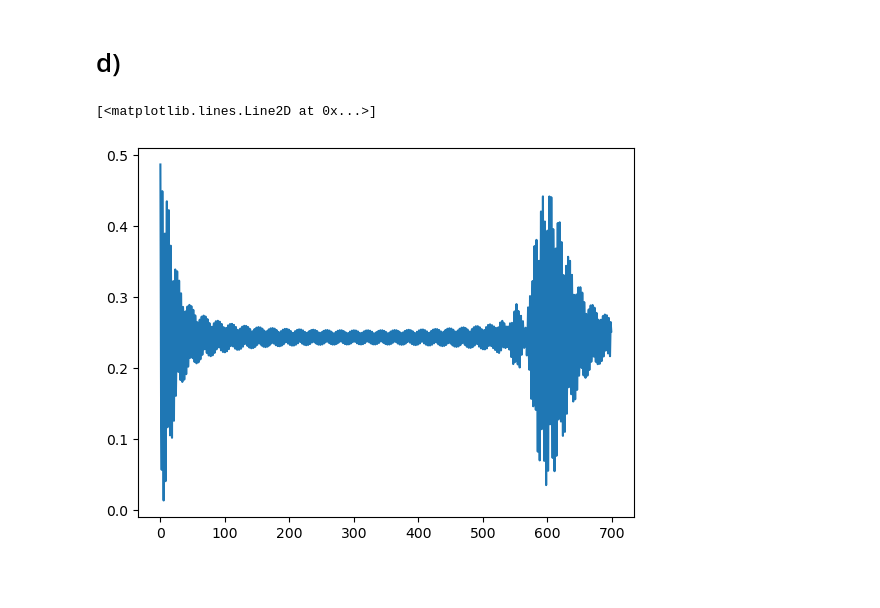
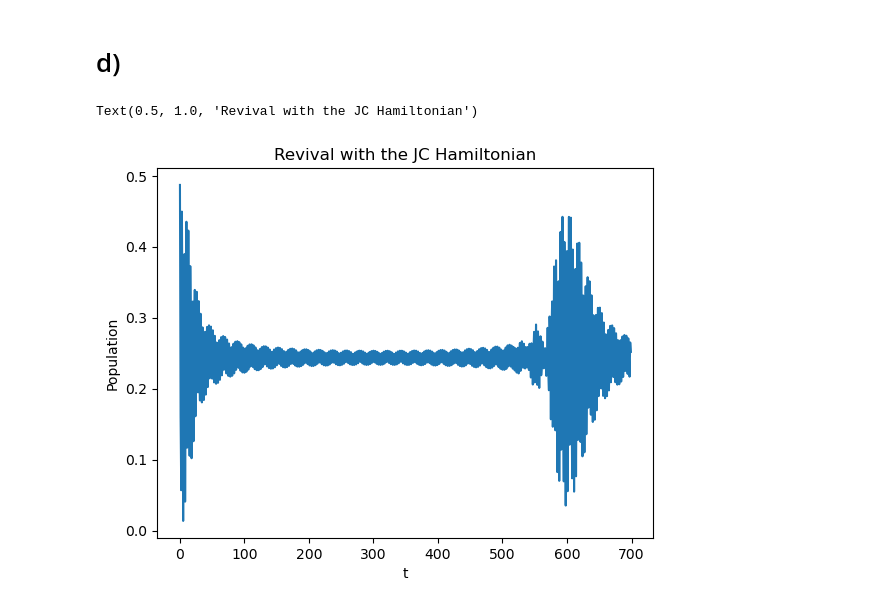
Before and after one commit to tillnem/TQO-Homework, a Jupyter notebook: Emma/Sheet3.ipynb, the cells around one changed output. Cells and saved outputs as stored; diff of their text form; code cells hidden in the pictures; blank space fills up the shorter version.

```diff
--- a/Emma/Sheet3.ipynb
+++ b/Emma/Sheet3.ipynb
@@ -85,32 +85,35 @@ The two printed arrays are (first) the differences in the Energies of the plus a
 # %%
 alpha = 10
 g = 0.2
 def psi0(n):
     return np.array([1,0])
 def U(n,t):
     return scipy.linalg.expm(-1j*H(n)*t)
 #print(Ut(2,3))
 
 def psi_t(t,n):
     return U(n,t).dot(psi0(n))
 #print(psi_t(2,2))
 def cg0(n):
     return np.exp(-(1/2)*np.abs(alpha)**2)*alpha**n/np.sqrt(np.sqrt(2*np.pi*n)*(n/np.exp(1))**n)
 #Get the time evoltution of the coefficients by solving the diff.eq (see notes)
 def cng(t,n):
     return np.cos(np.sqrt(n)*g*t/2)*cg0(n)
 def s(n,t):
     return 0.5*((np.exp(-np.abs(alpha)**2))*(alpha**(2*n)/(np.sqrt(2*np.pi*n)*(n/np.exp(1))**n))*(1+np.cos(np.sqrt(n)*g*t)))
 #print(s(1,1))
 
 def approx(t):
     sum = 0
     for n in range(1,100):
         sum = sum + s(n,t)
     return sum
 
 t = range(0,700)
 plt.plot(t, approx(t))
+plt.xlabel("t")
+plt.ylabel("Population")
+plt.title("Revival with the JC Hamiltonian")
 # %% [output]
-[<matplotlib.lines.Line2D at 0x...>]
+Text(0.5, 1.0, 'Revival with the JC Hamiltonian')
-[figure, old version]
+[figure, new version]
```
Also changed, not shown: parts of 5 cells of this notebook.
